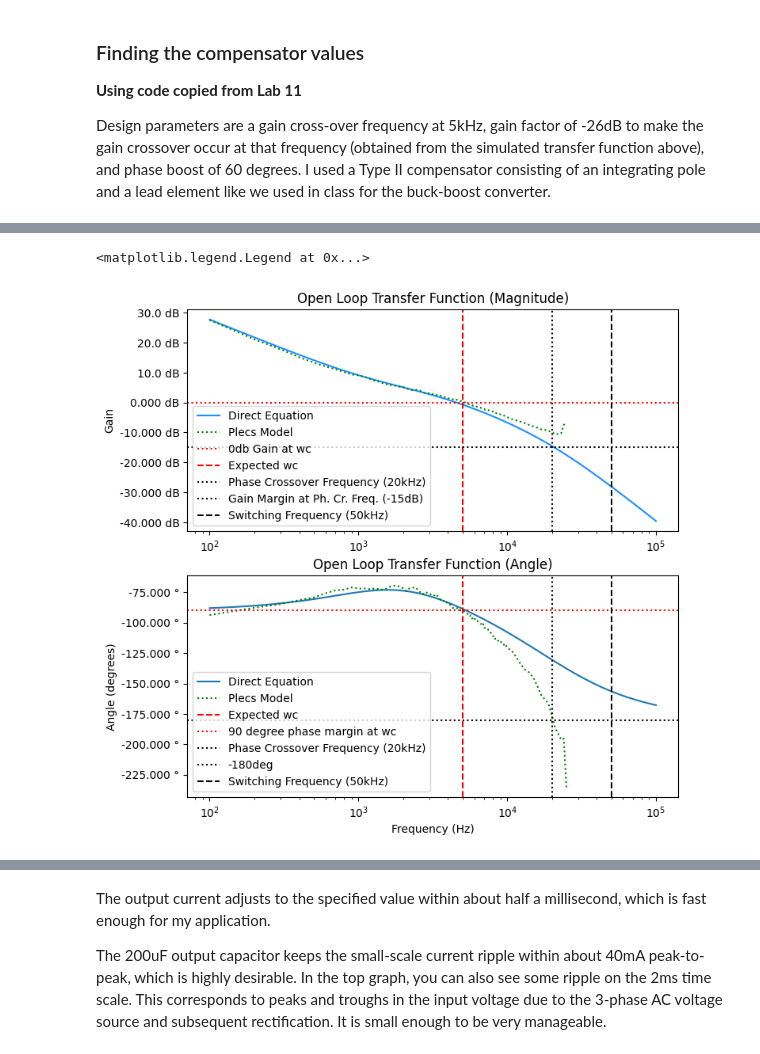
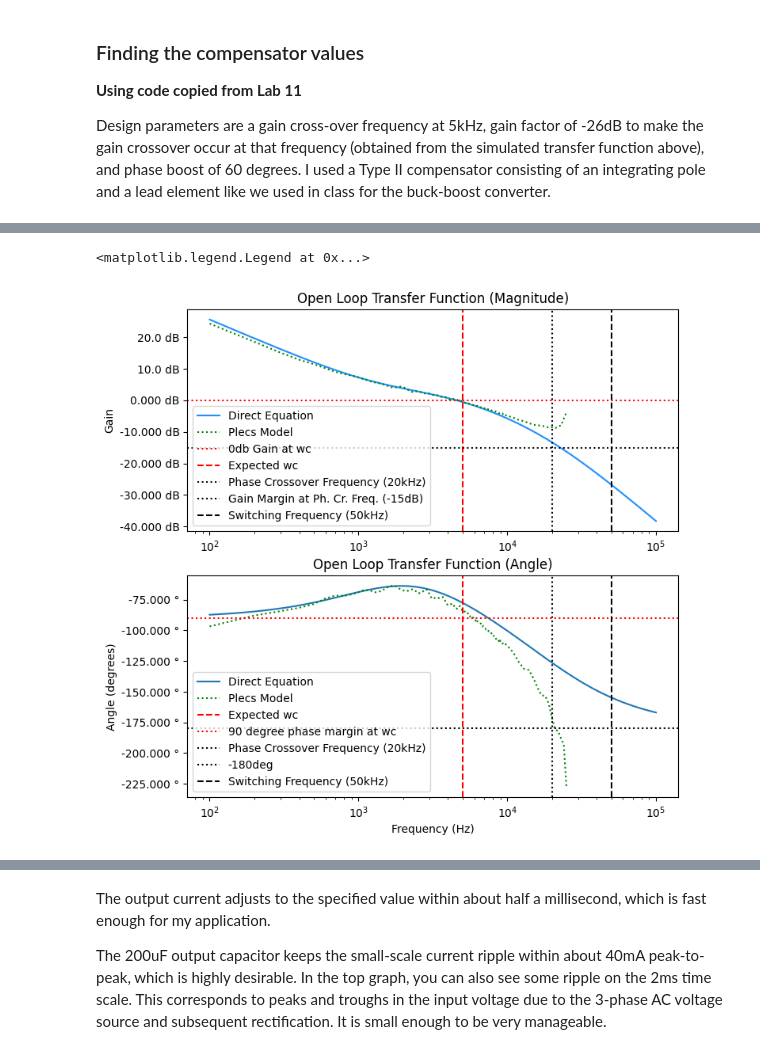
Before and after one commit to ianeyk/wind-turbine, a Jupyter notebook: small_wind_turbine/small_turbine_buck_converter_parameters/buck_converter_parameters.ipynb, the cells around one changed output, grey strips where cells are left out. Drawn from its saved outputs; the diff is of its cells as text; code cells hidden in the pictures.

```diff
--- a/small_wind_turbine/small_turbine_buck_converter_parameters/buck_converter_parameters.ipynb
+++ b/small_wind_turbine/small_turbine_buck_converter_parameters/buck_converter_parameters.ipynb
@@ -55,9 +55,9 @@ I am nominally aiming for boundary conduction mode (BCM), because this seems lik
 RT = 7.87 * units.kiloohm
 CT = 2.2 * units.nanofarad
 Fs = 1.72 / (RT * CT) / 2
-R_peak_Isense = 50 * units.milliohm
-R_out_Isense = 100 * units.milliohm
-R_L = 200 * units.milliohm # currently unused
+R_peak_Isense = 10 * units.milliohm
+R_out_Isense = 10 * units.milliohm
+R_L = 80 * units.milliohm # currently unused
 
 Cout = 200 * units.microfarad
 # Fs = 50 * units.kilohertz
@@ -100,7 +100,7 @@ PLECS Model: [`frequency_experiment_9a.plecs`](https://github.com/ianeyk/wind-tu
 
 I plotted the frequency analysis results from my old model. The most relevant difference is that the old model had a 100uF capacitor instead of the 200uF in the new model. The new transfer function is shifted a bit to the left from the old one because of the higher output capacitance.
 # %%
-df_plant = pd.read_csv("plecs_data/current_500mA/plant_bode_no_quiescent.csv")
+df_plant = pd.read_csv("plecs_data/inductor_330uH/plant_bode.csv")
 df_plant.set_axis(["w", "CH1", "CH2"], axis = "columns", inplace = True)
 
 expected_wc = 50e3 / 10
@@ -116,8 +116,9 @@ old_theoretical_plant_bode = old_Rload / (1 + (2 * np.pi * 1j * w) * old_Rload *
 new_R_Iout_shunt = R_peak_Isense.to(units.ohm).magnitude
 new_Rload = R_out_Isense.to(units.ohm).magnitude + Rbat.to(units.ohm).magnitude
 new_Cload = Cout.to(units.farad).magnitude
-new_mystery_factor = 31 # 14
-theoretical_plant_bode = new_Rload / (1 + (2 * np.pi * 1j * w) * new_Rload * new_Cload) / new_Rload * new_R_Iout_shunt * 25 * new_mystery_factor
+new_mystery_factor = 1.7 # 14
+theoretical_plant_bode = new_Rload / (1 + (2 * np.pi * 1j * w) * new_Rload * new_Cload) / new_Rload * new_R_Iout_shunt * 25 * 20 * new_mystery_factor
+desired_gain_db = 15
 
 fig, (ax1, ax2) = plt.subplots(nrows = 2, ncols = 1, sharex = False, sharey = False, figsize = (8, 8))
 helper.axes_labels("", "Hz", "Gain", "dB", title = "Plant Transfer Function (Magnitude)", ax = ax1)
@@ -125,7 +126,7 @@ ax1.semilogx(w, to_decibels(theoretical_plant_bode), linestyle = "solid", color
 ax1.semilogx(w, to_decibels(old_theoretical_plant_bode), linestyle = "solid", color = "purple", label = "Old Design (100uF)")
 ax1.semilogx(df_plant["w"], df_plant["CH1"], linestyle = "dotted", color = "green", label = "Plecs Model")
 ax1.axvline(x = expected_wc, linestyle = "dashed", color = "red", label = "Desired wc")
-ax1.axhline(y = 26, linestyle = "dotted", color = "red", label = "+26dB at desired wc")
+ax1.axhline(y = desired_gain_db, linestyle = "dotted", color = "red", label = f"+{desired_gain_db}dB at desired wc")
 ax1.axvline(x = 50e3, linestyle = "dashed", color = "black", label = "Switching Frequency (50kHz)")
 ax1.legend(loc = "lower left")
 
@@ -209,11 +208,11 @@ PLECS Model: [`frequency_experiment_compensator_only.plecs`](https://github.com/
 
 I ran the frequency analysis in PLECS to determine the transfer function, as well as writing down the equation based on the components. They match exactly.
 # %%
-df_compensator = pd.read_csv("plecs_data/current_500mA/compensator_bode.csv")
+df_compensator = pd.read_csv("plecs_data/inductor_330uH/compensator_bode.csv")
 df_compensator.set_axis(["w", "CH1", "CH2"], axis = "columns", inplace = True)
 
 # chosen values
-compensator = Compensator(angle_boost_degrees = 60, Kp_decibel_attenuation = 26, Rf1_unitless = 5.1 * 1e3)
+compensator = Compensator(angle_boost_degrees = 60, Kp_decibel_attenuation = 15, Rf1_unitless = 1.43 * 1e3)
 Rf1 = compensator.Rf1.to(units.ohm).magnitude
 Rc1 = compensator.Rc1.to(units.ohm).magnitude
 Cc1 = compensator.Cc1.to(units.farad).magnitude
@@ -238,7 +237,7 @@ ax1.legend(loc = "lower left")
 
 helper.axes_labels("Frequency (Hz)", "Hz", "Angle (degrees)", "°", title = "Zc Gain vs. Frequency (Angle)", ax = ax2)
 ax2.semilogx(w, np.angle(Zc, deg = True), linestyle = "solid", label = "Zc Angle")
-ax2.semilogx(df_compensator["w"], df_compensator["CH2"] - 180, linestyle = "dotted", color = "green", label = "Plecs Model")
+ax2.semilogx(df_compensator["w"], df_compensator["CH2"] + 180, linestyle = "dotted", color = "green", label = "Plecs Model")
 ax2.axvline(x = expected_wc, linestyle = "dashed", color = "red", label = "Expected wc")
 ax2.axvline(x = 50e3, linestyle = "dashed", color = "black", label = "Switching Frequency (50kHz)")
 ax2.legend(loc = "upper left")
@@ -257,34 +256,34 @@ It looks good! After much debugging of the circuit, I got the transfer function
 In any case, we have an open-loop transfer function that looks good and matches expectations. It has infinite gain at DC, a gain crossover frequency at 5kHz as requested, a fat phase margin at the crossover frequency, and strong attenuation at high frequencies. The phase plot falls off a lot faster than expected after the gain crossover frequency, but this is of no real importance to us because the gain margin at the phase crossover frequency is on the order of -15dB.
 # %%
 # df_open_loop = pd.read_csv("plecs_data/current_500mA/open_loop_bode_no_quiescent.csv")
-df_open_loop = pd.read_csv("plecs_data/current_500mA/open_loop_bode.csv")
+df_open_loop = pd.read_csv("plecs_data/inductor_330uH/open_loop_bode.csv")
 df_open_loop.set_axis(["w", "CH1", "CH2"], axis = "columns", inplace = True)
 
 theoretical_open_loop = theoretical_plant_bode * Zc
 
 fig, (ax1, ax2) = plt.subplots(nrows = 2, ncols = 1, sharex = False, sharey = False, figsize = (8, 8))
 helper.axes_labels("", "Hz", "Gain", "dB", title = "Open Loop Transfer Function (Magnitude)", ax = ax1)
 ax1.semilogx(w, to_decibels(theoretical_open_loop), linestyle = "solid", color = "dodgerblue", label = "Direct Equation")
 ax1.semilogx(df_open_loop["w"], df_open_loop["CH1"], linestyle = "dotted", color = "green", label = "Plecs Model")
 ax1.axhline(y = 0, linestyle = "dotted", color = "red", label = "0db Gain at wc")
 ax1.axvline(x = expected_wc, linestyle = "dashed", color = "red", label = "Expected wc")
 ax1.axvline(x = 20e3, linestyle = "dotted", color = "black", label = "Phase Crossover Frequency (20kHz)")
 ax1.axhline(y = -15, linestyle = "dotted", color = "black", label = "Gain Margin at Ph. Cr. Freq. (-15dB)")
 ax1.axvline(x = 50e3, linestyle = "dashed", color = "black", label = "Switching Frequency (50kHz)")
 ax1.legend(loc = "lower left")
 
 helper.axes_labels("Frequency (Hz)", "Hz", "Angle (degrees)", "°", title = "Open Loop Transfer Function (Angle)", ax = ax2)
 ax2.semilogx(w, np.angle(theoretical_open_loop, deg = True), linestyle = "solid", label = "Direct Equation")
 ax2.semilogx(df_open_loop["w"], df_open_loop["CH2"], linestyle = "dotted", color = "green", label = "Plecs Model")
 ax2.axvline(x = expected_wc, linestyle = "dashed", color = "red", label = "Expected wc")
 ax2.axhline(y = -90, linestyle = "dotted", color = "red", label = "90 degree phase margin at wc")
 ax2.axvline(x = 20e3, linestyle = "dotted", color = "black", label = "Phase Crossover Frequency (20kHz)")
 ax2.axhline(y = -180, linestyle = "dotted", color = "black", label = "-180deg")
 ax2.axvline(x = 50e3, linestyle = "dashed", color = "black", label = "Switching Frequency (50kHz)")
 ax2.legend(loc = "lower left")
 # %% [output]
 <matplotlib.legend.Legend at 0x...>
-[figure, old version]
+[figure, new version]
 # %% [markdown]
 ### Closed-Loop Transfer Function
 PLECS Model: Same as open-loop [`frequency_experiment_10a.plecs`](https://github.com/ianeyk/wind-turbine/blob/main/small_wind_turbine/frequency_analysis_buck_converter/frequency_experiment_10a.plecs) except flip the switch from the open-loop side to the closed-loop side on the Analog Discovery model.
```
Also changed, not shown: parts of 5 cells of this notebook, 35 other files.
